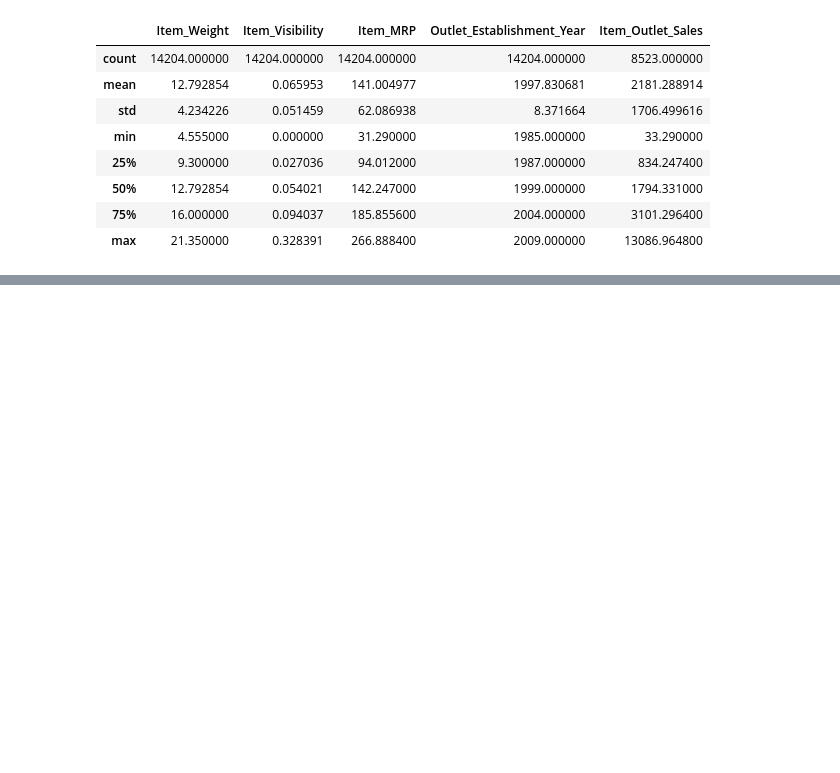
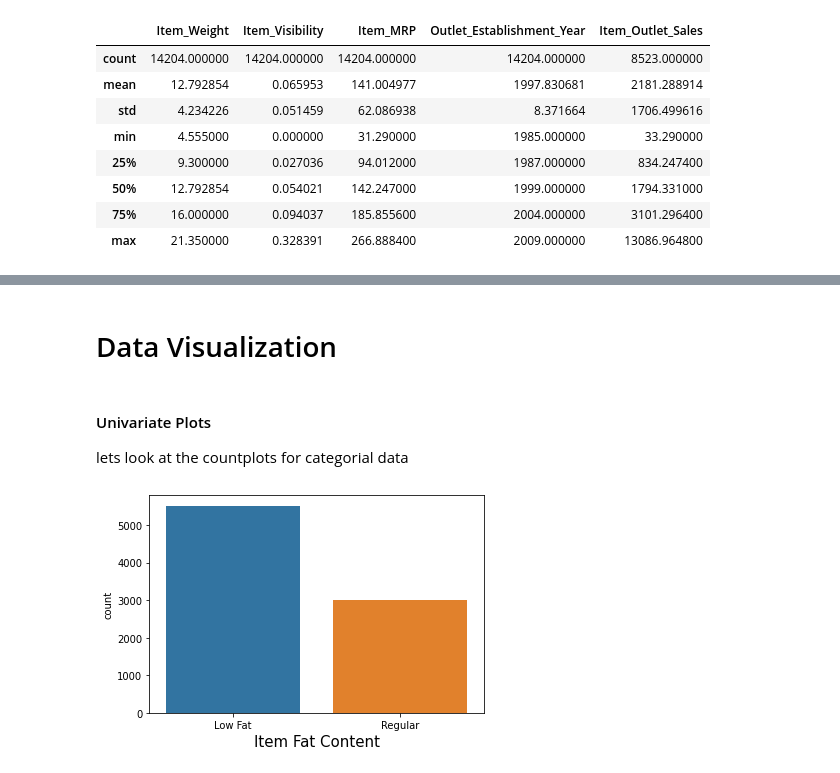
Before and after one commit to mebi-ali/BigMart-Sales-Predication, a Jupyter notebook: bigmart-sales-prediction-analysis.ipynb, the cells around one changed output, grey strips where cells are left out. Cells and saved outputs as stored; diff of their text form; code cells hidden in the pictures; blank space fills up the shorter version.

```diff
--- a/bigmart-sales-prediction-analysis.ipynb
+++ b/bigmart-sales-prediction-analysis.ipynb
@@ -328,8 +328,8 @@ Combine Item_Type, as we have 16 catgories, but when you see Item_identifier ID,
 lets convert Item_Type into these 3 categories
 # %%
 # Combine Item_Type, and create new category
-cat_df['Item_Type_Combined'] = cat_df.Item_Identifier.apply(lambda x:x[0:2])
-cat_df['Item_Type_Combined'] = cat_df['Item_Type_Combined'].replace(['FD','DR','NC'],
+data['Item_Type_Combined'] = data.Item_Identifier.apply(lambda x:x[0:2])
+data['Item_Type_Combined'] = data['Item_Type_Combined'].replace(['FD','DR','NC'],
                                                                    ['Food','Drinks', 'Non-Consumable'])
-cat_df.Item_Type_Combined.value_counts()
+data.Item_Type_Combined.value_counts()
 # %% [output]
@@ -379,6 +369,6 @@ num_df.describe()
 * **Outlet_Establishment_Year**: Its better to address how old store is
 # %%
 # change Establishment_Year to Outlet_Age
-num_df['Oultet_Age'] = 2013 - num_df['Outlet_Establishment_Year']
-num_df['Oultet_Age']
+data['Oultet_Age'] = 2013 - data['Outlet_Establishment_Year']
+data['Oultet_Age']
 # %% [output]
@@ -401,11 +387,11 @@ Name: Oultet_Age, Length: 14204, dtype: int64
 # %%
 # Lets consider 0 as missing value in Item_visibility
-print('Missing Values in Item_Visibility: ', len(num_df[num_df['Item_Visibility'] == 0]))
-miss_values = (num_df['Item_Visibility'] == 0)
-item_vis_avg = combined.pivot_table(values='Item_Visibility', index ='Item_Identifier')
+print('Missing Values in Item_Visibility: ', len(data[num_df['Item_Visibility'] == 0]))
+miss_values = (data['Item_Visibility'] == 0)
+item_vis_avg = data.pivot_table(values='Item_Visibility', index ='Item_Identifier')
 
-num_df.loc[miss_values, 'Item_Visibility'] = combined.loc[miss_values, 'Item_Identifier'].apply(lambda x:item_vis_avg.loc[x])
-print('Missing values after filling: ' , sum(num_df['Item_Visibility'] == 0))
+data.loc[miss_values, 'Item_Visibility'] = data.loc[miss_values, 'Item_Identifier'].apply(lambda x:item_vis_avg.loc[x])
+print('Missing values after filling: ' , sum(data['Item_Visibility'] == 0))
 # %% [output]
 Missing Values in Item_Visibility:  879
 Missing values after filling:  0
@@ -416,0 +407,5 @@ See the caveats in the documentation: https://pandas.pydata.org/pandas-docs/stab
+# %%
+# Lets drop Unnecessery Columns
+train_df = data[data['source'] == 'train']
+train_df = train_df.drop(['Outlet_Establishment_Year', 'Item_Type', 'source'], axis=1)
+train_df.info()
@@ -416,0 +432,17 @@ See the caveats in the documentation: https://pandas.pydata.org/pandas-docs/stab
+# %% [markdown]
+# Data Visualization
+# %% [markdown]
+#### Univariate Plots
+lets look at the countplots for categorial data
+# %%
+# Categorial Data
+['Item_Identifier', 'Item_Fat_Content', 'Outlet_Identifier', 'Outlet_Size',
+'Outlet_Location_Type', 'Outlet_Type', 'Item_Type_Combined' ]
+
+# CountPlot for Item_Fat_Content
+plt.figure(figsize=(6,4))
+sns.countplot(data=train_df, x='Item_Fat_Content')
+plt.xlabel('Item Fat Content', fontsize=15)
+plt.show()
+# %% [output]
+[figure, added]
```
Also changed, not shown: parts of 53 cells of this notebook.
